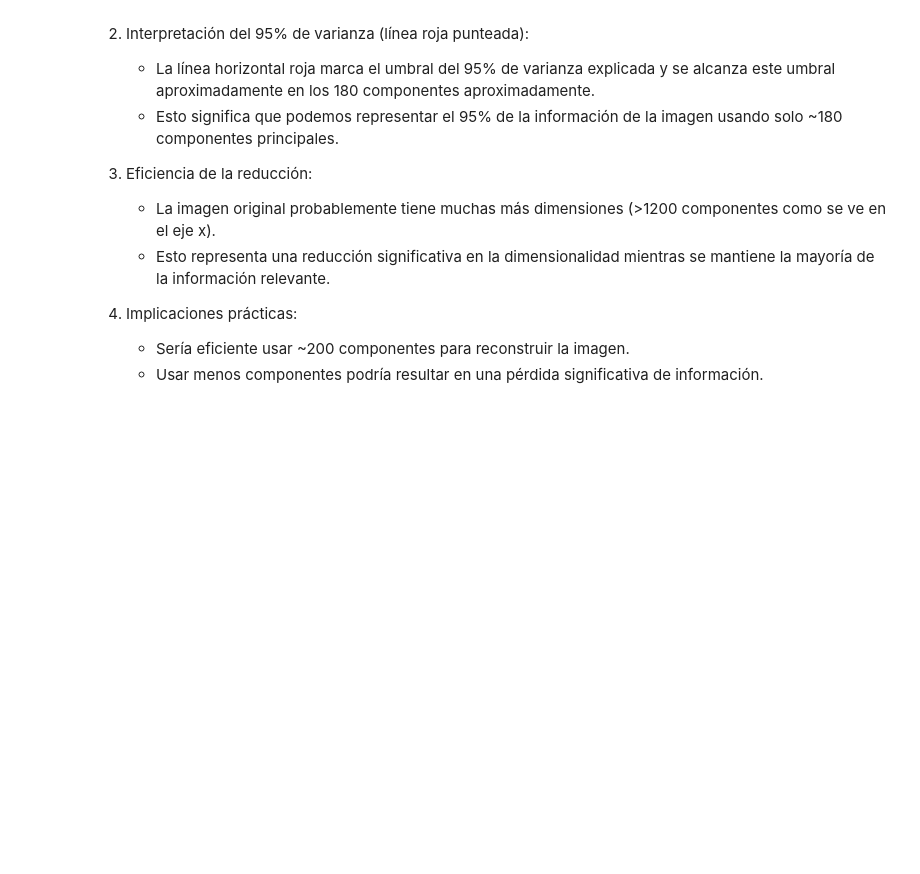
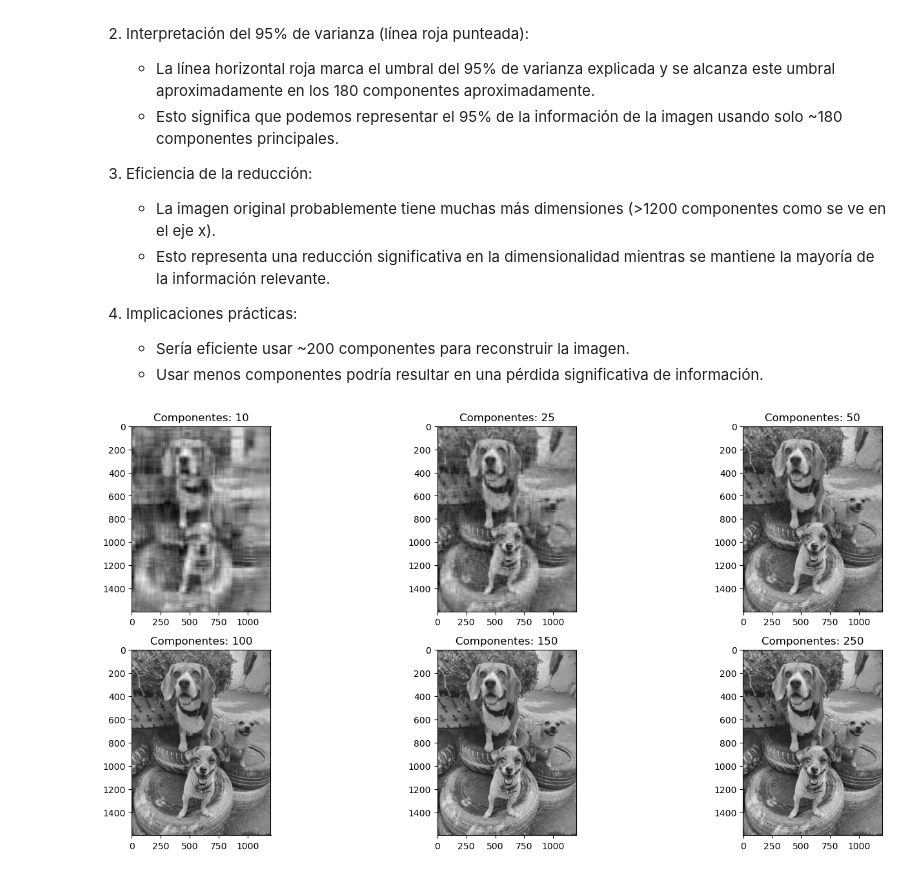
Before and after one commit to MauricioVazquezM/Multivariate_Statistical_Course_Assignments_Fall2024, a Jupyter notebook: FINAL PROJECT/Proyecto final.ipynb, the cells around one changed output. Cells and saved outputs as stored; diff of their text form; code cells hidden in the pictures; blank space fills up the shorter version.

```diff
--- a/FINAL PROJECT/Proyecto final.ipynb
+++ b/FINAL PROJECT/Proyecto final.ipynb
@@ -251,3 +278,32 @@ Número de componentes que explican el 95% de la varianza: 131
 
     - Sería eficiente usar ~200 componentes para reconstruir la imagen.
     - Usar menos componentes podría resultar en una pérdida significativa de información.
+# %%
+# Funcion auxiliar para visualizar
+def plot_at_k(k):
+    # Creando un modelo PCA con k componentes
+    ipca = IncrementalPCA(n_components=k)
+
+    # Ajustar y transformar la imagen (reducción de dimensionalidad)
+    # y luego reconstruirla con inverse_transform
+    image_recon = ipca.inverse_transform(ipca.fit_transform(image_bw))
+
+    # Mostrar la imagen reconstruida en escala de grises
+    plt.imshow(image_recon, cmap=plt.cm.gray)
+
+# Definiendo la lista de diferentes números de componentes a probar
+ks = [10, 25, 50, 100, 150, 250]
+
+plt.figure(figsize=[15,9])
+
+# For-loop para iterar
+for i in range(6):
+    plt.subplot(2,3,i+1)
+    plot_at_k(ks[i])
+    plt.title("Componentes: "+str(ks[i]))
+
+# Espaciado entre subplots
+plt.subplots_adjust(wspace=1.2, hspace=0.0)
+plt.show()
+# %% [output]
+[figure, added]
```
Also changed, not shown: parts of 1 cell of this notebook.
